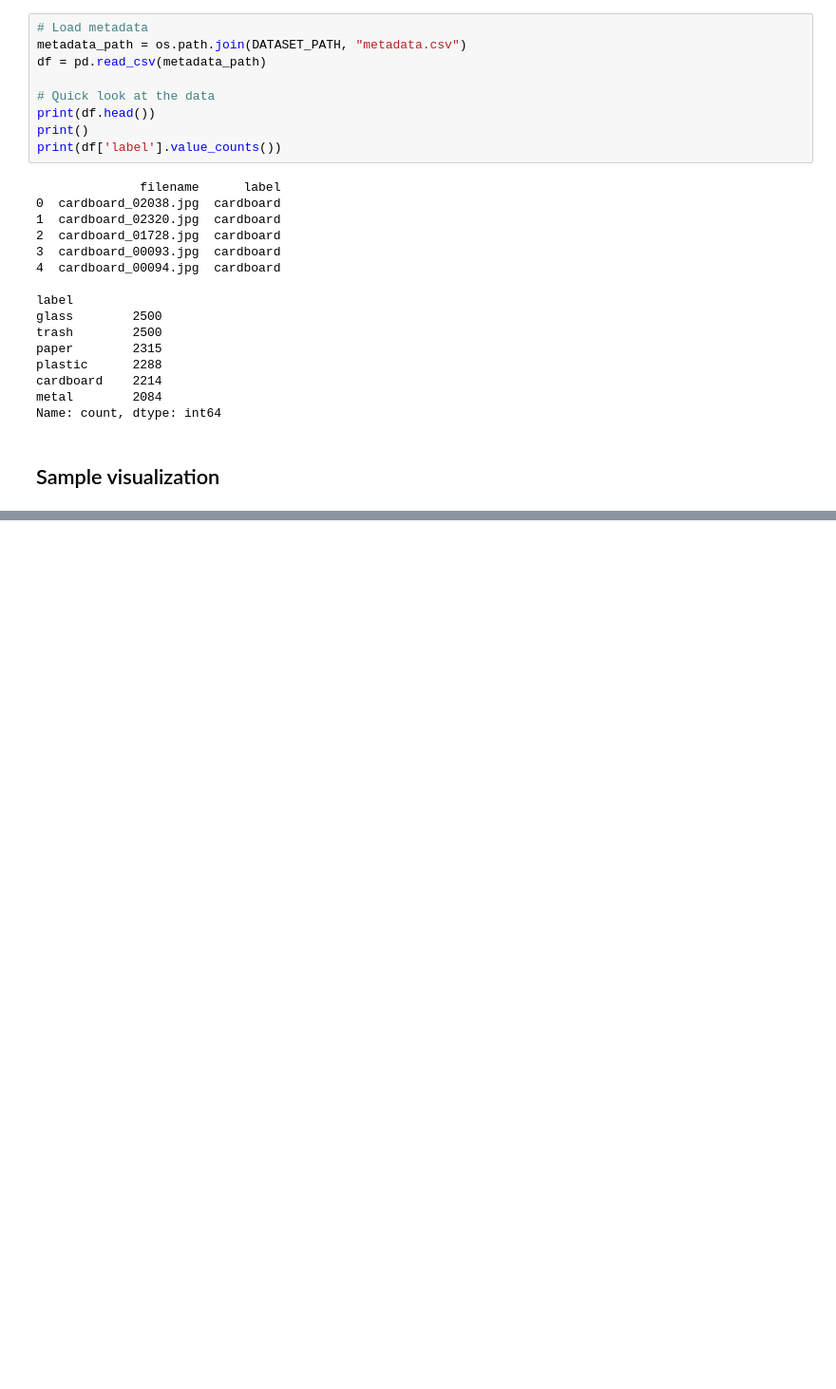
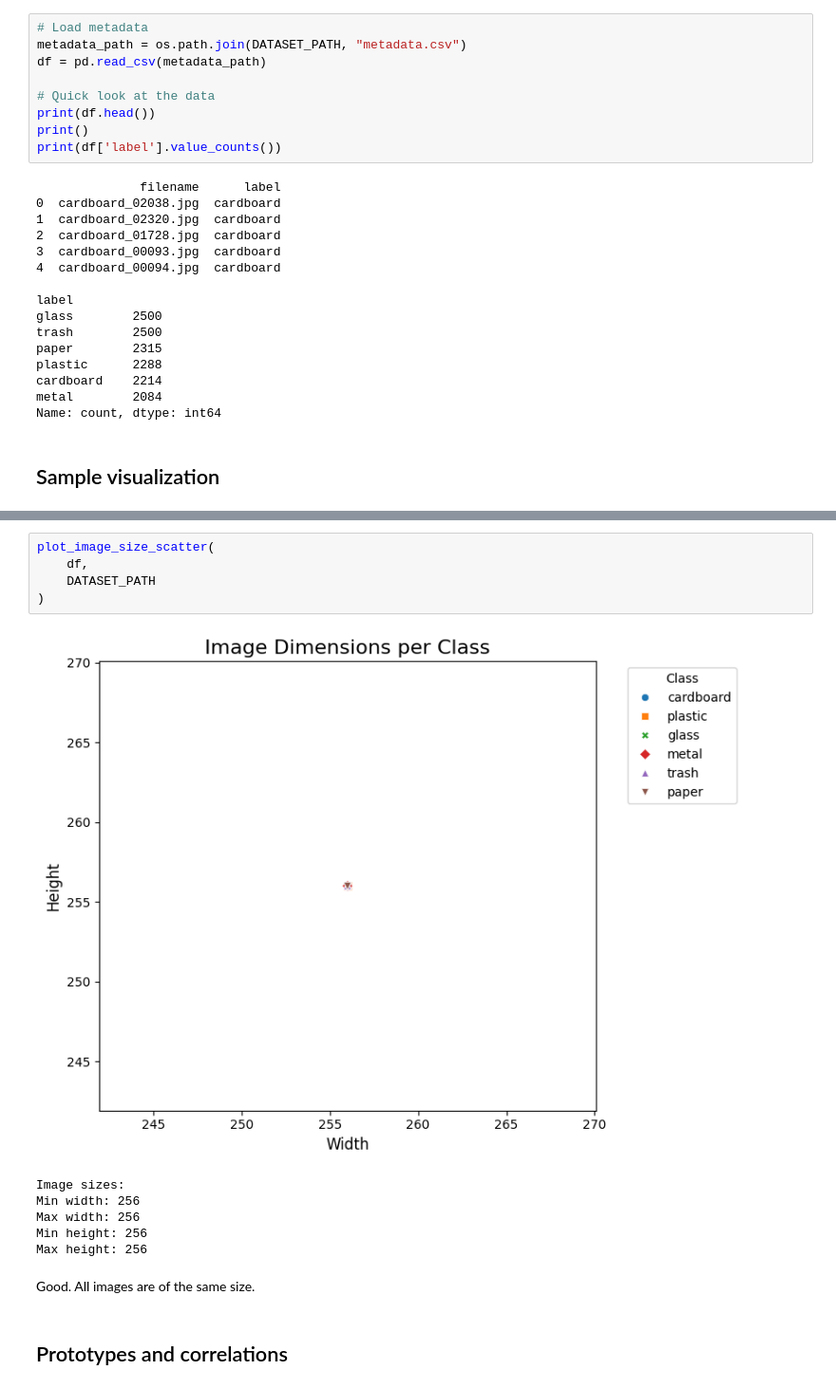
Before and after one commit to NeoLafuente/garbage_classifier, a Jupyter notebook: notebooks/dataset_exploration.ipynb, the cells around one changed output, grey strips where cells are left out. Shown at 95% size. Saved outputs shown, nothing was run; the diff lists cells and outputs as text; blank space fills up the shorter version.

```diff
--- a/notebooks/dataset_exploration.ipynb
+++ b/notebooks/dataset_exploration.ipynb
@@ -128,0 +239,16 @@ plot_random_examples_per_class(df, DATASET_PATH)
+# %%
+plot_image_size_scatter(
+    df,
+    DATASET_PATH
+)
+# %% [output]
+[figure, added]
+Image sizes:
+Min width: 256
+Max width: 256
+Min height: 256
+Max height: 256
+# %% [markdown]
+Good. All images are of the same size.
+# %% [markdown]
+## Prototypes and correlations
```
Also changed, not shown: parts of 13 cells of this notebook, 3 other files.
